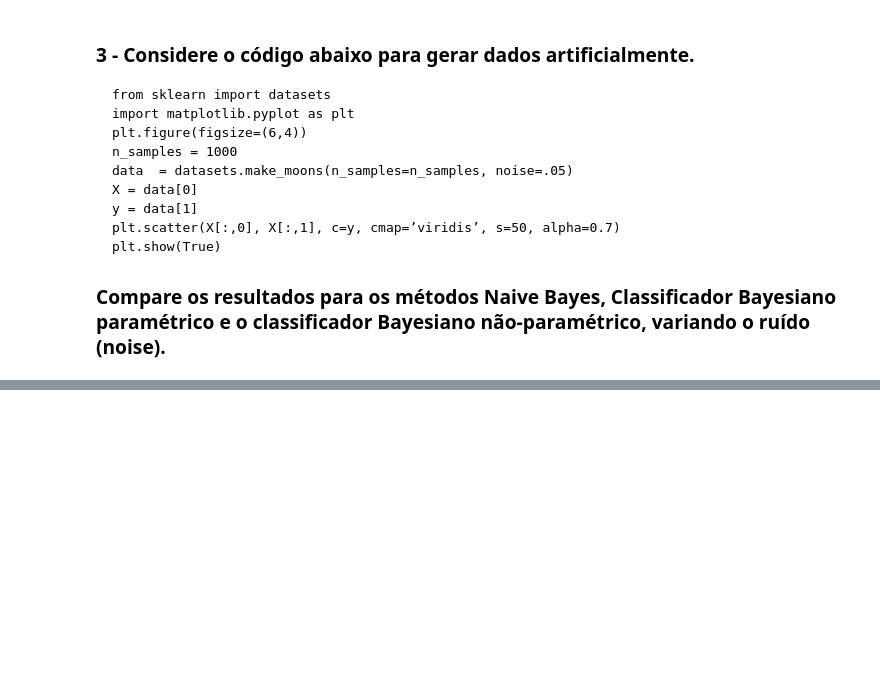
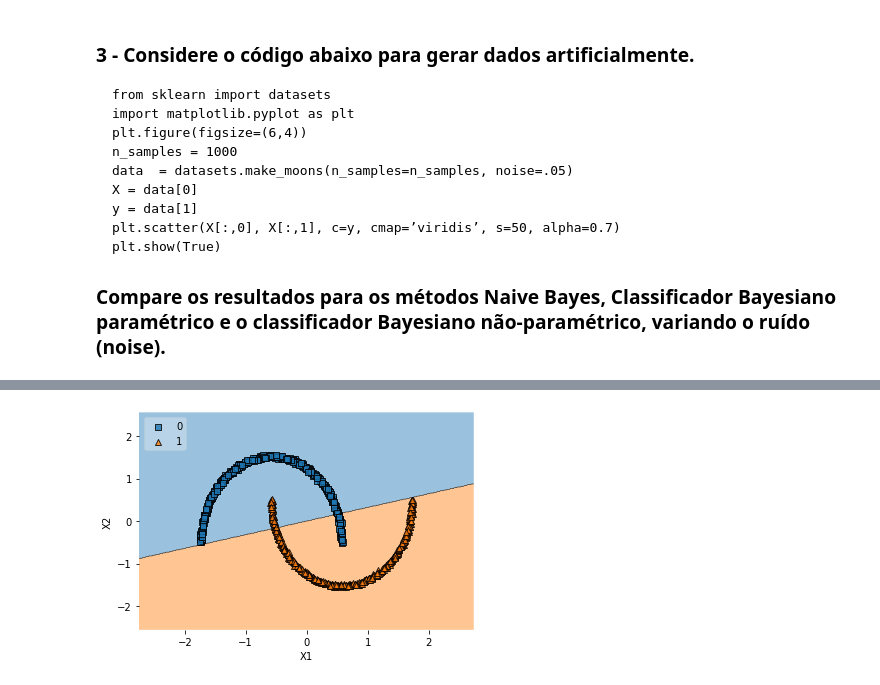
Before and after one commit to BrenoUSP/SME0828_DataScience, a Jupyter notebook: Projects/3 - Classificação/Projeto3_Classificacao_M.ipynb, the cells around one changed output, grey strips where cells are left out. Saved outputs shown, nothing was run; the diff lists cells and outputs as text; code cells hidden in the pictures; blank space fills up the shorter version.

```diff
--- a/Projects/3 - Classificação/Projeto3_Classificacao_M.ipynb
+++ b/Projects/3 - Classificação/Projeto3_Classificacao_M.ipynb
@@ -62,0 +346,14 @@ plt.show(True)
+# %%
+from sklearn.linear_model import LogisticRegression
+
+# Training a classifier
+model = LogisticRegression(solver = 'lbfgs', multi_class = 'auto', max_iter = 1000)
+model.fit(X, y)
+# Plotting decision regions
+plot_decision_regions(X, y, clf=model, legend=2)
+plt.xlabel('X1')
+plt.ylabel('X2')
+#plt.savefig('logistic-region.eps')
+plt.show()
+# %% [output]
+[figure, added]
```
Also changed, not shown: parts of 26 cells of this notebook.
